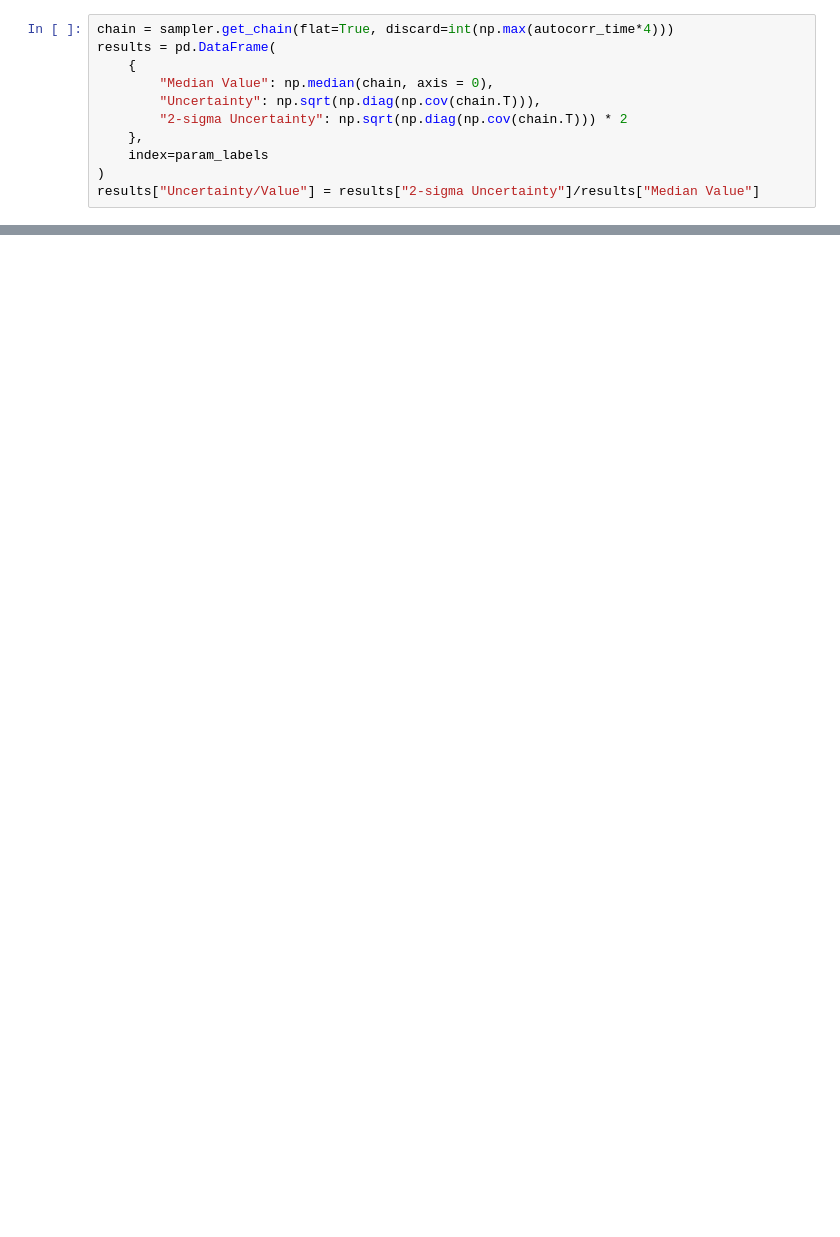
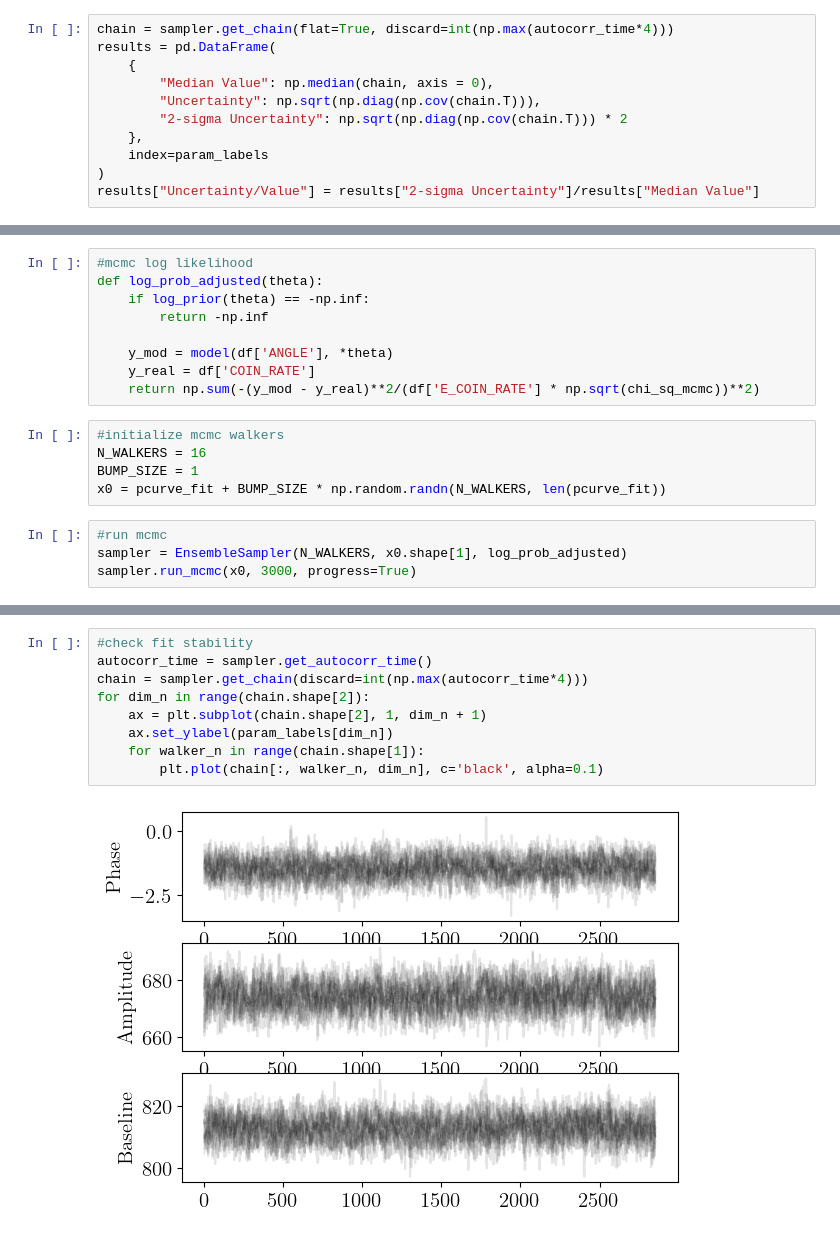
Before and after one commit to andres-luengo/alden-andres-max-most-dangerous-4450-trio, a Jupyter notebook: pol_cor_fit.ipynb, the cells around one changed output, grey strips where cells are left out. Cells and saved outputs as stored; diff of their text form; blank space fills up the shorter version.

```diff
--- a/pol_cor_fit.ipynb
+++ b/pol_cor_fit.ipynb
@@ -193,0 +176,18 @@ print(chi_sq(np.median(chain, axis = 0), np.sqrt(chi_sq_mcmc)))
+# %%
+#mcmc log likelihood
+def log_prob_adjusted(theta):
+    if log_prior(theta) == -np.inf:
+        return -np.inf
+
+    y_mod = model(df['ANGLE'], *theta)
+    y_real = df['COIN_RATE']
+    return np.sum(-(y_mod - y_real)**2/(df['E_COIN_RATE'] * np.sqrt(chi_sq_mcmc))**2)
+# %%
+#initialize mcmc walkers
+N_WALKERS = 16
+BUMP_SIZE = 1
+x0 = pcurve_fit + BUMP_SIZE * np.random.randn(N_WALKERS, len(pcurve_fit))
+# %%
+#run mcmc
+sampler = EnsembleSampler(N_WALKERS, x0.shape[1], log_prob_adjusted)
+sampler.run_mcmc(x0, 3000, progress=True)
@@ -193,0 +212,11 @@ print(chi_sq(np.median(chain, axis = 0), np.sqrt(chi_sq_mcmc)))
+# %%
+#check fit stability
+autocorr_time = sampler.get_autocorr_time()
+chain = sampler.get_chain(discard=int(np.max(autocorr_time*4)))
+for dim_n in range(chain.shape[2]):
+    ax = plt.subplot(chain.shape[2], 1, dim_n + 1)
+    ax.set_ylabel(param_labels[dim_n])
+    for walker_n in range(chain.shape[1]):
+        plt.plot(chain[:, walker_n, dim_n], c='black', alpha=0.1)
+# %% [output]
+[figure, added]
```
Also changed, not shown: parts of 14 cells of this notebook, 7 other files.
